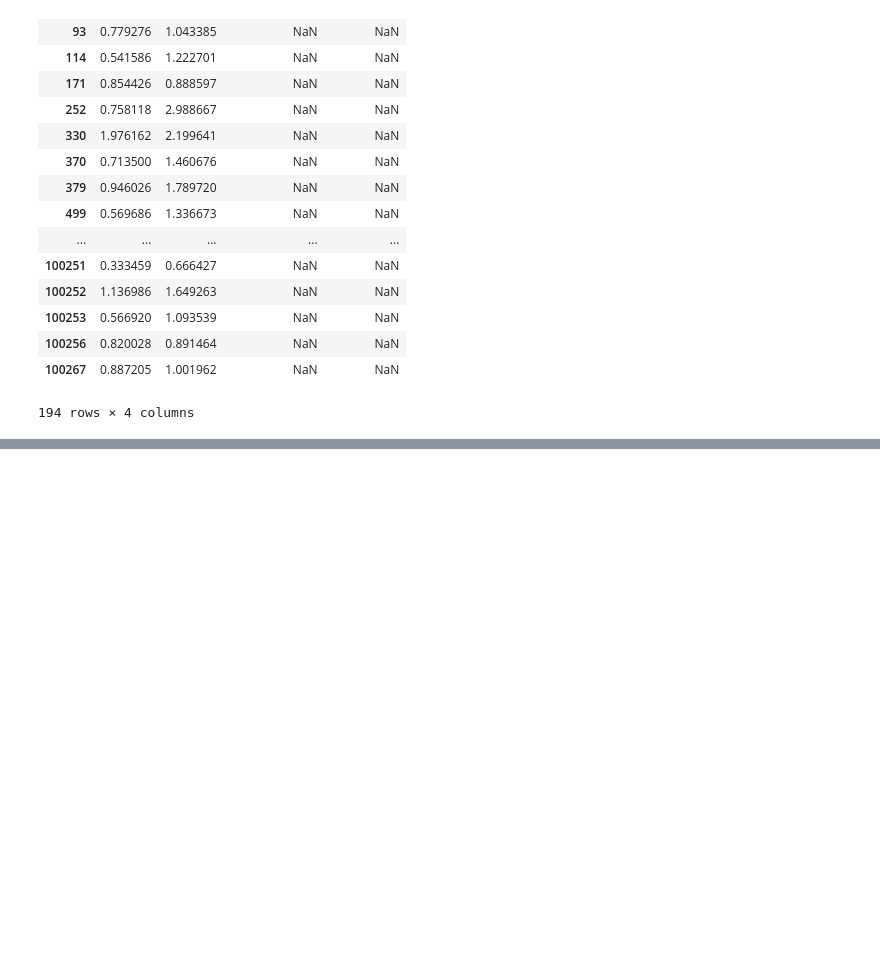
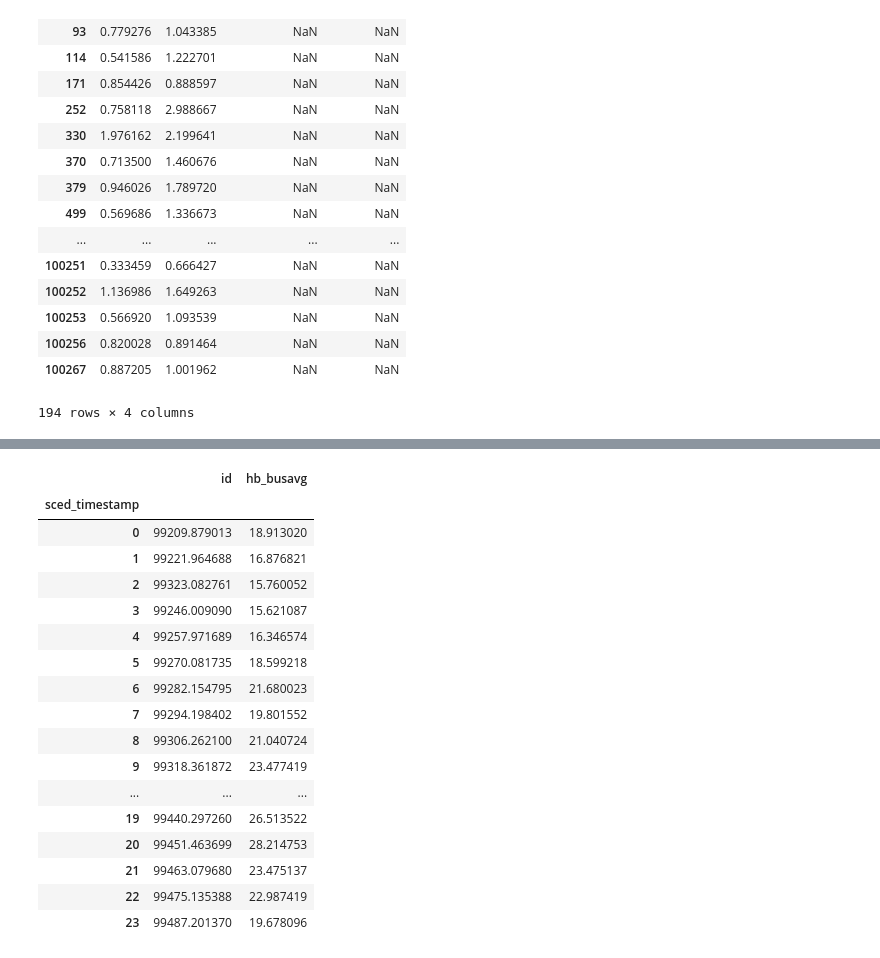
Before and after one commit to rodrigomha/SharingPVmodel, a Jupyter notebook: SharingPV_pandas.ipynb, the cells around one changed output, grey strips where cells are left out. Cells and saved outputs as stored; diff of their text form; code cells hidden in the pictures; blank space fills up the shorter version.

```diff
--- a/SharingPVNotebook.ipynb
+++ b/SharingPV_pandas.ipynb
@@ -207,3 +207,9 @@ df8
 194 rows × 4 columns
 # %%
 df8.to_csv('temporal.csv', sep=',')
+# %%
+df3 = pd.read_csv('data/2017_ercot_avg_lmp.csv')
+# %%
+df3['sced_timestamp'] = df3['sced_timestamp'].astype(str).str[:-3]
+df3['sced_timestamp'] = pd.to_datetime(df3['sced_timestamp'])
+df3.head()
@@ -209,0 +223,3 @@ df8.to_csv('temporal.csv', sep=',')
+# %%
+df4 = df3.resample('H', on='sced_timestamp').mean()
+df4.head()
@@ -209,0 +234,21 @@ df8.to_csv('temporal.csv', sep=',')
+# %%
+df4.groupby(df4.index.hour).mean()
+# %% [output]
+|  | id | hb_busavg |
+| sced_timestamp |  |  |
+| 0 | 99209.879013 | 18.913020 |
+| 1 | 99221.964688 | 16.876821 |
+| 2 | 99323.082761 | 15.760052 |
+| 3 | 99246.009090 | 15.621087 |
+| 4 | 99257.971689 | 16.346574 |
+| 5 | 99270.081735 | 18.599218 |
+| 6 | 99282.154795 | 21.680023 |
+| 7 | 99294.198402 | 19.801552 |
+| 8 | 99306.262100 | 21.040724 |
+| 9 | 99318.361872 | 23.477419 |
+| ... | ... | ... |
+| 19 | 99440.297260 | 26.513522 |
+| 20 | 99451.463699 | 28.214753 |
+| 21 | 99463.079680 | 23.475137 |
+| 22 | 99475.135388 | 22.987419 |
+| 23 | 99487.201370 | 19.678096 |
```
Also changed, not shown: parts of 8 cells of this notebook, 3 other files.
